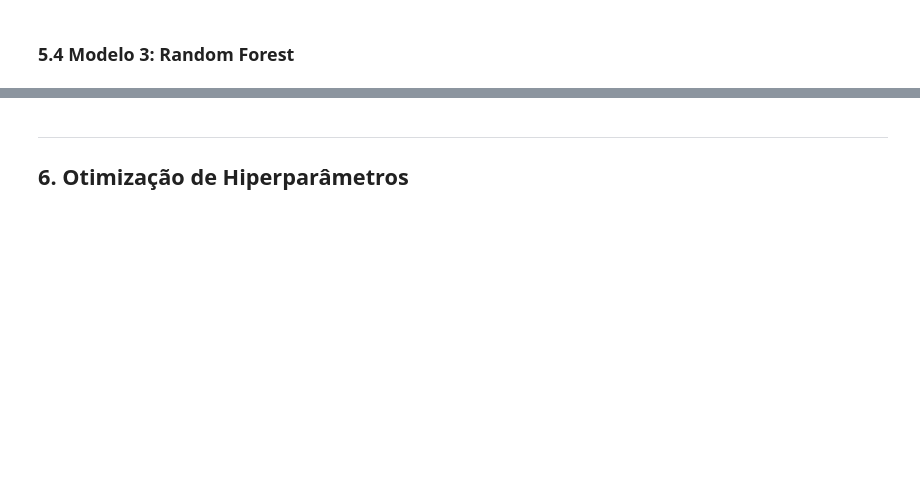
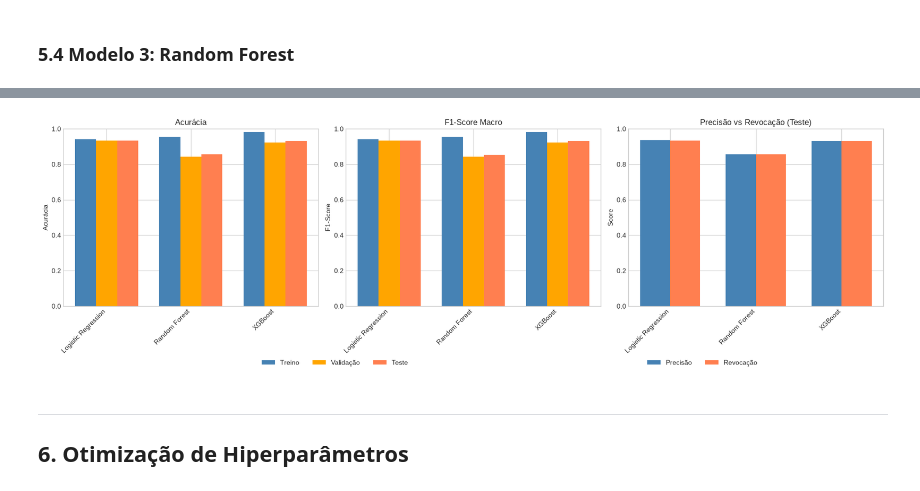
Before and after one commit to JaumGabriell/testesC318, a Jupyter notebook: notebooks/main_analysis.ipynb, the cells around one changed output, grey strips where cells are left out. Drawn from its saved outputs; the diff is of its cells as text; code cells hidden in the pictures; blank space fills up the shorter version.

```diff
--- a/notebooks/main_analysis.ipynb
+++ b/notebooks/main_analysis.ipynb
@@ -332,8 +617,10 @@ print(f"Teste:     {X_test.shape[0]:,} amostras ({X_test.shape[0]/len(X)*100:.0f
 # %%
 # Aplicar preprocessamento
 X_train_processed = preprocessor.fit_transform(X_train)
+X_validation_processed = preprocessor.transform(X_validation)
 X_test_processed = preprocessor.transform(X_test)
 
 print(f"Shape após preprocessamento:")
 print(f"  X_train: {X_train_processed.shape}")
+print(f"  X_val: {X_val_processed.shape}")
 print(f"  X_test: {X_test_processed.shape}")
@@ -450,6 +761,6 @@ rf_model = RandomForestClassifier(
     random_state=SEED,
     n_jobs=-1
 )
-rf_model.fit(X_train, y_train)
+rf_model.fit(X_train_processed, y_train)
 
-rf_results = evaluate_model(rf_model, X_train, y_train, X_test, y_test, "Random Forest")
+rf_results = evaluate_model(rf_model, X_train_processed, X_validation_processed, X_test_processed,y_train, y_validation, y_test, "Random Forest")
@@ -458,14 +788,16 @@ rf_results = evaluate_model(rf_model, X_train, y_train, X_test, y_test, "Random
 # %%
 # Treinar modelo
-xgb_model = XGBRegressor(
+xgb_model = XGBClassifier(
     n_estimators=100,
     max_depth=6,
     learning_rate=0.1,
     random_state=SEED,
-    n_jobs=-1
+    n_jobs=-1,
+    use_label_encoder=False,
+    eval_metric='mlogloss'
 )
 xgb_model.fit(X_train_processed, y_train)
 
 # Avaliar
-xgb_results = evaluate_model(xgb_model, X_train_processed, X_test_processed,
-                             y_train, y_test, 'XGBoost')
+xgb_results = evaluate_model(xgb_model, X_train_processed, X_validation_processed, X_test_processed,
+                             y_train, y_validation,y_test, 'XGBoost')
@@ -474,7 +833,7 @@ xgb_results = evaluate_model(xgb_model, X_train_processed, X_test_processed,
 # %%
 # Criar DataFrame com resultados
 results_df = pd.DataFrame([lr_results, rf_results, xgb_results])
-results_df = results_df.set_index('model')
+results_df = results_df.set_index('model_name')
 
 print("\nComparação dos Modelos:")
-print(results_df.round(2))
+print(results_df.round(3))
@@ -509,3 +859,58 @@ plt.show()
+# %%
+fig, axes = plt.subplots(1, 3, figsize=(18, 5))
+
+models = results_df.index.tolist()
+x = np.arange(len(models))
+width = 0.25
+
+# Acurácia
+axes[0].bar(x - width, results_df['train_accuracy'], width, label='Treino', color='steelblue')
+axes[0].bar(x, results_df['val_accuracy'], width, label='Validação', color='orange')
+axes[0].bar(x + width, results_df['test_accuracy'], width, label='Teste', color='coral')
+axes[0].set_title('Acurácia')
+axes[0].set_ylabel('Acurácia')
+axes[0].set_xticks(x)
+axes[0].set_xticklabels(models, rotation=45, ha='right')
+axes[0].set_ylim(0, 1)
+
+# F1-Score
+axes[1].bar(x - width, results_df['train_f1_macro'], width, label='Treino', color='steelblue')
+axes[1].bar(x, results_df['val_f1_macro'], width, label='Validação', color='orange')
+axes[1].bar(x + width, results_df['test_f1_macro'], width, label='Teste', color='coral')
+axes[1].set_title('F1-Score Macro')
+axes[1].set_ylabel('F1-Score')
+axes[1].set_xticks(x)
+axes[1].set_xticklabels(models, rotation=45, ha='right')
+axes[1].set_ylim(0, 1)
+
+# Precisão vs Revocação (Teste)
+width2 = 0.35
+axes[2].bar(x - width2/2, results_df['test_precision'], width2, label='Precisão', color='steelblue')
+axes[2].bar(x + width2/2, results_df['test_recall'], width2, label='Revocação', color='coral')
+axes[2].set_title('Precisão vs Revocação (Teste)')
+axes[2].set_ylabel('Score')
+axes[2].set_xticks(x)
+axes[2].set_xticklabels(models, rotation=45, ha='right')
+axes[2].set_ylim(0, 1)
+
+# Legendas
+from matplotlib.patches import Patch
+legend1 = [Patch(facecolor='steelblue', label='Treino'),
+           Patch(facecolor='orange', label='Validação'),
+           Patch(facecolor='coral', label='Teste')]
+
+fig.legend(handles=legend1, loc='lower center', ncol=3, bbox_to_anchor=(0.35, -0.1))
+
+legend2 = [Patch(facecolor='steelblue', label='Precisão'),
+           Patch(facecolor='coral', label='Revocação')]
+fig.legend(handles=legend2, loc='lower center', ncol=2, bbox_to_anchor=(0.78, -0.1))
+
+plt.tight_layout()
+plt.subplots_adjust(bottom=0.18)
+plt.savefig('../reports/model_comparison.png', dpi=150, bbox_inches='tight')
+plt.show()
+# %% [output]
+[figure, added]
 # %% [markdown]
 ---
 ## 6. Otimização de Hiperparâmetros
```
Also changed, not shown: parts of 36 cells of this notebook, 4 other files.
